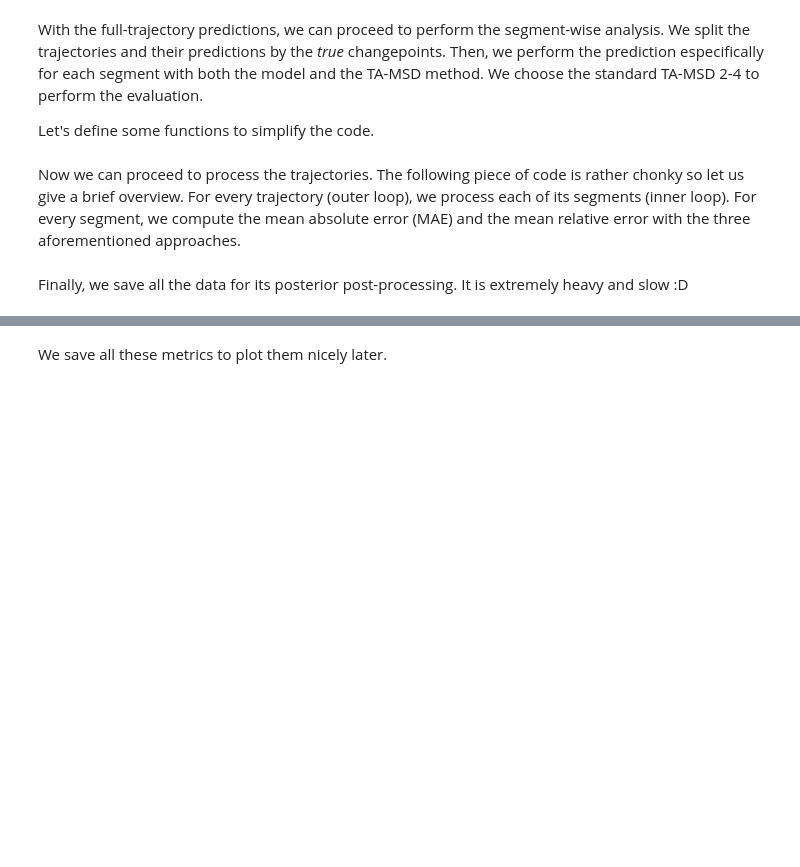
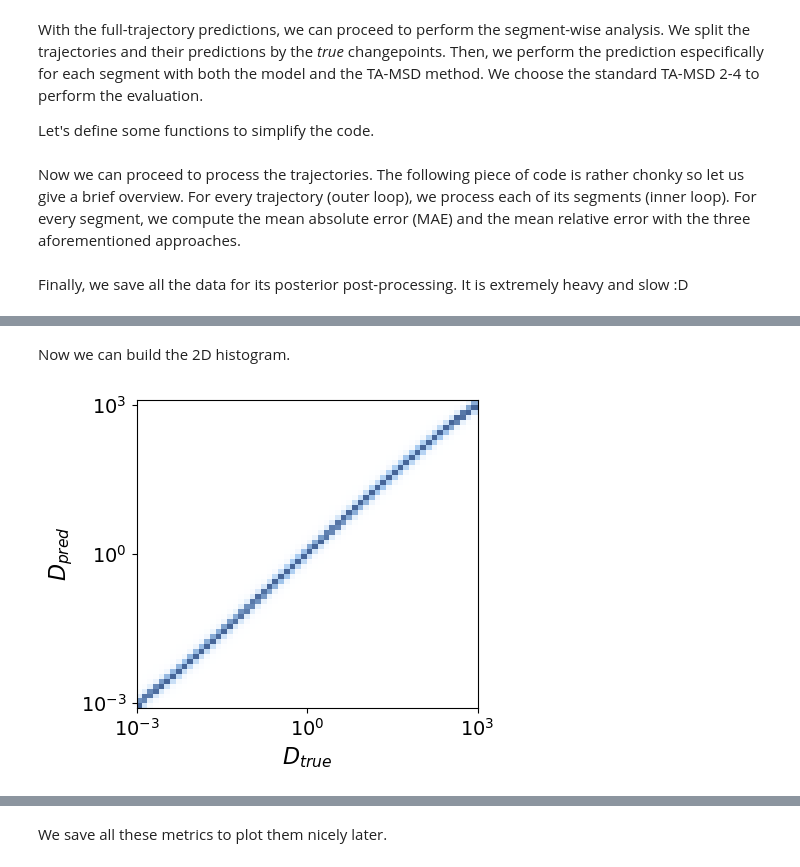
Before and after one commit to BorjaRequena/step, a Jupyter notebook: nbs/tutorials/01_analysis_bm.ipynb, the cells around one changed output, grey strips where cells are left out. Drawn from its saved outputs; the diff is of its cells as text; code cells hidden in the pictures; blank space fills up the shorter version.

```diff
--- a/nbs/tutorials/01_analysis_bm.ipynb
+++ b/nbs/tutorials/01_analysis_bm.ipynb
@@ -122,37 +124,28 @@ for i, row in tqdm(ds.iterrows()):
         # Prediction over full trajectory cut with true changepoints
         mae = mean_absolute_error(pred_cut, seg_y)
         rel_err = mean_relative_error(pred_cut, seg_y)
-        mae_mean = mean_absolute_error(pred_cut.mean(), seg_y[0])
-        rel_err_mean = (10**(pred_cut.mean() - seg_y[0]) - 1).abs()
 
         # Prediction over segment
-        pred_segment = predict(learn_diff.model, seg_x - seg_x[0])
+        pred_segment = predict_sample(learn_diff.model, seg_x - seg_x[0])
         mae_segment = mean_absolute_error(pred_segment, seg_y)
         rel_err_segment = mean_relative_error(pred_segment, seg_y)
-        mae_segment_mean = mean_absolute_error(pred_segment.mean(), seg_y[0])
-        rel_err_segment_mean = (10**(pred_segment.mean() - seg_y[0]) - 1).abs()
 
         # Prediction over segment with TA-MSD
         pred_tmsd = diffusion_coefficient_tamsd(seg_x)
         mae_tmsd = mean_absolute_error(pred_tmsd, 10**seg_y[0])
-        rel_err_tmsd = (pred_tmsd*10**(-seg_y[0]) - 1).abs()
+        rel_err_tamsd = (pred_tmsd*10**(-seg_y[0]) - 1).abs()
 
         # Save the segment metrics
         segment_data.append({'sample': i, 'segment_idx': j, 'length': len(seg_y),
                              'x': seg_x, 'y': seg_y, 'pred_cut': pred_cut,
                              'pred_segment': pred_segment, 'pred_tmsd': pred_tmsd,
-                             'mae': mae, 'rel_err': rel_err, 'mae_mean': mae_mean,
-                             'rel_err_mean': rel_err_mean,
+                             'mae': mae, 'rel_err': rel_err,
                              'mae_segment': mae_segment,
                              'rel_err_segment': rel_err_segment,
-                             'mae_segment_mean': mae_segment_mean,
-                             'rel_err_segment_mean': rel_err_segment_mean,
                              'mae_tmsd': mae_tmsd,
-                             'rel_err_tmsd': rel_err_tmsd})
+                             'rel_err_tamsd': rel_err_tamsd})
 segment_ds = pd.DataFrame.from_records(segment_data)
 # %% [markdown]
 Finally, we save all the data for its posterior post-processing. It is extremely heavy and slow :D
 # %%
 segment_ds.to_pickle(DATA_PATH/"segment_analysis_test.pkl")
-# %%
-segment_ds = pd.read_pickle(DATA_PATH/"segment_analysis_test.pkl")
@@ -162,0 +158,23 @@ We are interested in the errors performed by each method as a function of the se
+# %%
+true = np.concatenate([*segment_ds.y])
+pred = np.concatenate([*segment_ds.pred_cut])
+# %% [markdown]
+Now we can build the 2D histogram.
+# %%
+bins = [np.linspace(-3, 3, 61), np.linspace(-3.1, 3.1, 63)]
+hist, true_edges, pred_edges = np.histogram2d(true, pred, bins=bins)
+# %%
+#| code-fold: true
+fig = plt.figure(figsize=(1.1*fig_size, fig_size))
+plt.pcolor(hist.transpose()/hist.max(), cmap=cmap_hist1, vmax=0.8, rasterized=True)
+xtick_pos = np.linspace(0, len(true_edges) - 1, np.ceil(len(true_edges)/30).astype(int))
+xtick_labels = [fr'$10^{{{i:.0f}}}$' for i in true_edges[::30]]
+ytick_pos = np.linspace(0, len(pred_edges) - 3, np.ceil(len(pred_edges)/30).astype(int)) + 1
+ytick_labels = [fr'$10^{{{i:.0f}}}$' for i in pred_edges[1::30]]
+plt.yticks(ytick_pos, labels=ytick_labels)
+plt.ylabel(r'$D_{pred}$', fontsize=16)
+plt.xticks(xtick_pos, xtick_labels)
+plt.xlabel(r'$D_{true}$', fontsize=16)
+plt.tick_params(labelsize=14)
+# %% [output]
+[figure, added]
```
Also changed, not shown: parts of 156 cells of this notebook, 3 other files.
